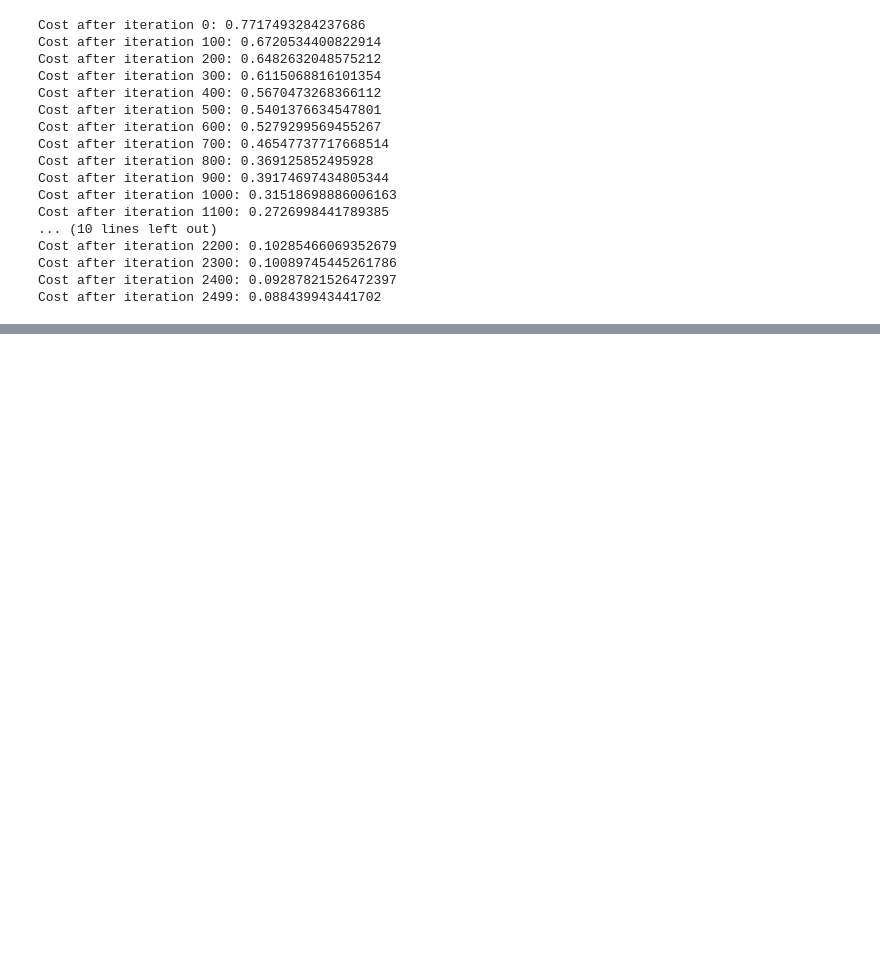
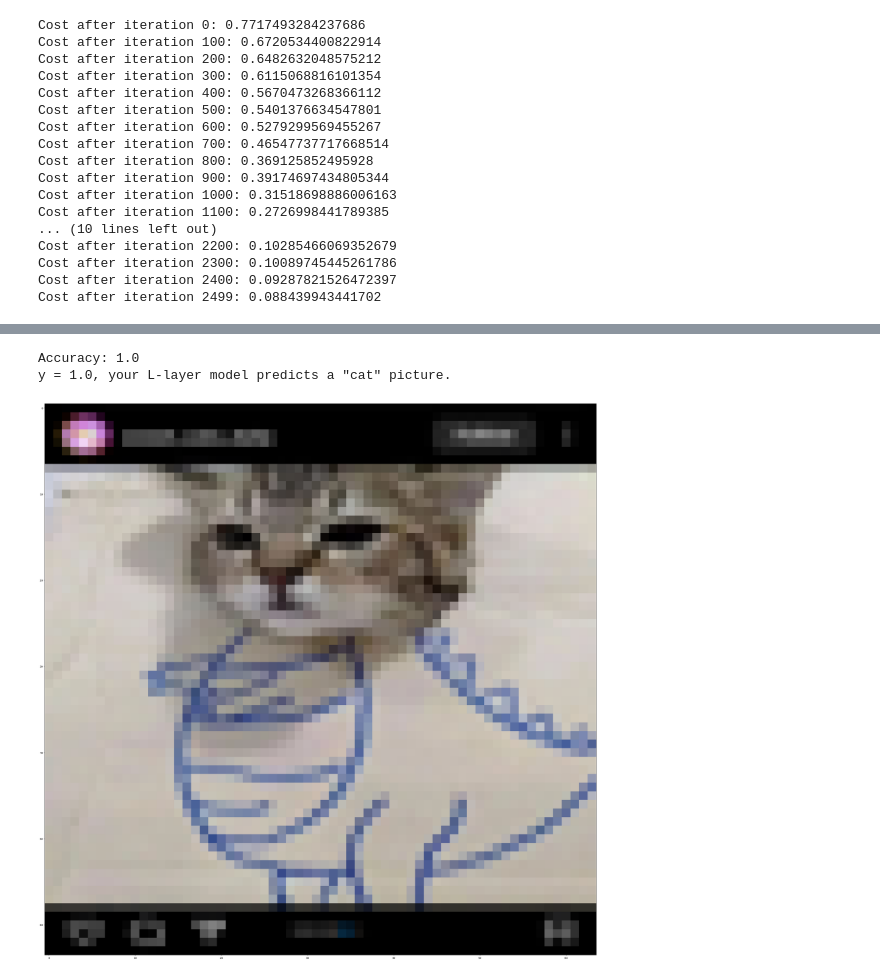
Before and after one commit to isthismanas/NeuralNet_Classifier, a Jupyter notebook: dnn_classifier.ipynb, the cells around one changed output, grey strips where cells are left out. Drawn from its saved outputs; the diff is of its cells as text; code cells hidden in the pictures; blank space fills up the shorter version.

```diff
--- a/dnn_classifier.ipynb
+++ b/dnn_classifier.ipynb
@@ -218,0 +241,20 @@ Cost after iteration 2499: 0.088439943441702
+# %%
+
+my_image = "cat1.jpg" # change this to the name of your image file
+my_label_y = [1] # the true class of your image (1 -> cat, 0 -> non-cat)
+
+
+fname = "images/" + my_image
+image = np.array(Image.open(fname).resize((num_px, num_px)))
+plt.imshow(image)
+image = image / 255.
+image = image.reshape((1, num_px * num_px * 3)).T
+
+my_predicted_image = predict(image, my_label_y, parameters)
+
+
+print ("y = " + str(np.squeeze(my_predicted_image)) + ", your L-layer model predicts a \"" + classes[int(np.squeeze(my_predicted_image)),].decode("utf-8") +  "\" picture.")
+# %% [output]
+Accuracy: 1.0
+y = 1.0, your L-layer model predicts a "cat" picture.
+[figure, added]
```
Also changed, not shown: parts of 5 cells of this notebook, 5 other files.
